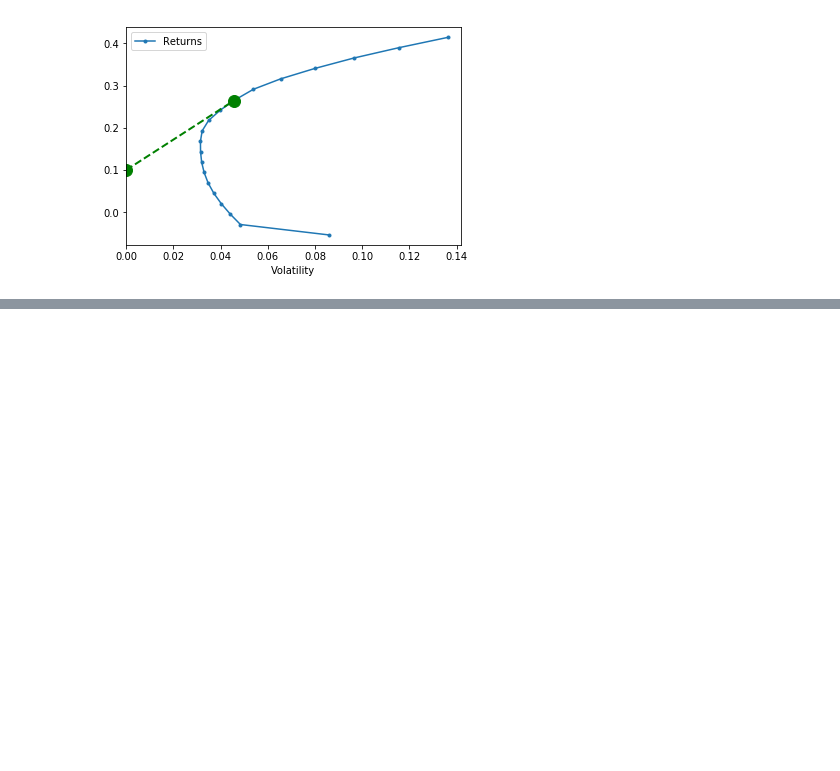
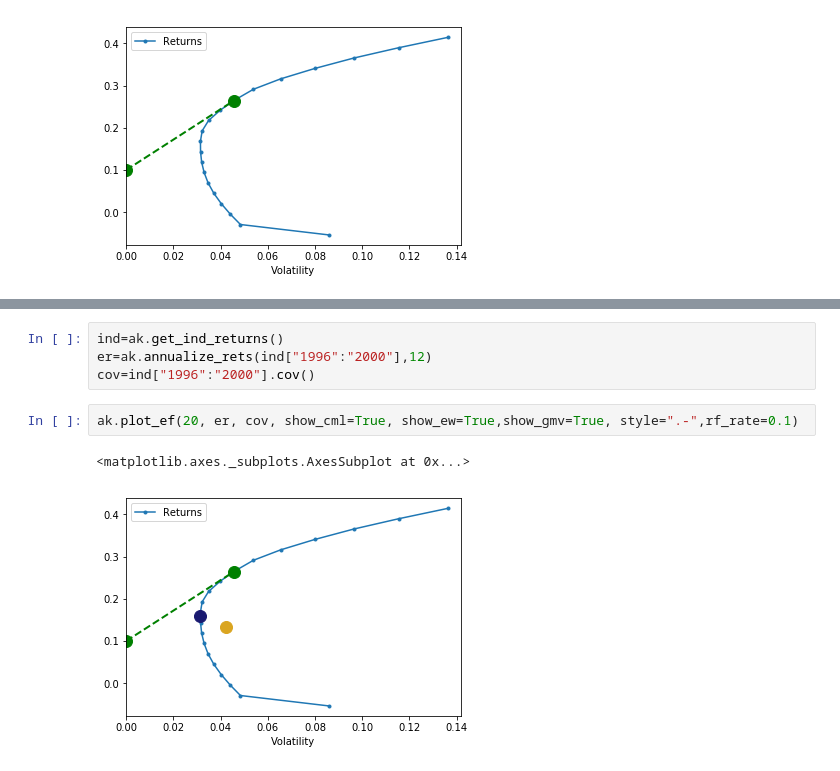
Before and after one commit to biv-neupane7/Investment-management-with-python, a Jupyter notebook: Week 2 Efficient frontier and portfolio management.ipynb, the cells around one changed output, grey strips where cells are left out. Cells and saved outputs as stored; diff of their text form; blank space fills up the shorter version.

```diff
--- a/Week 2 Efficient frontier and portfolio management.ipynb
+++ b/Week 2 Efficient frontier and portfolio management.ipynb
@@ -699,0 +712,9 @@ ak.plot_ef(20, er, cov, show_cml=True, rf_rate=0.1)
+# %%
+ind=ak.get_ind_returns()
+er=ak.annualize_rets(ind["1996":"2000"],12)
+cov=ind["1996":"2000"].cov()
+# %%
+ak.plot_ef(20, er, cov, show_cml=True, show_ew=True,show_gmv=True, style=".-",rf_rate=0.1)
+# %% [output]
+<matplotlib.axes._subplots.AxesSubplot at 0x...>
+[figure, added]
```
Also changed, not shown: parts of 2 cells of this notebook, 1 other file.
